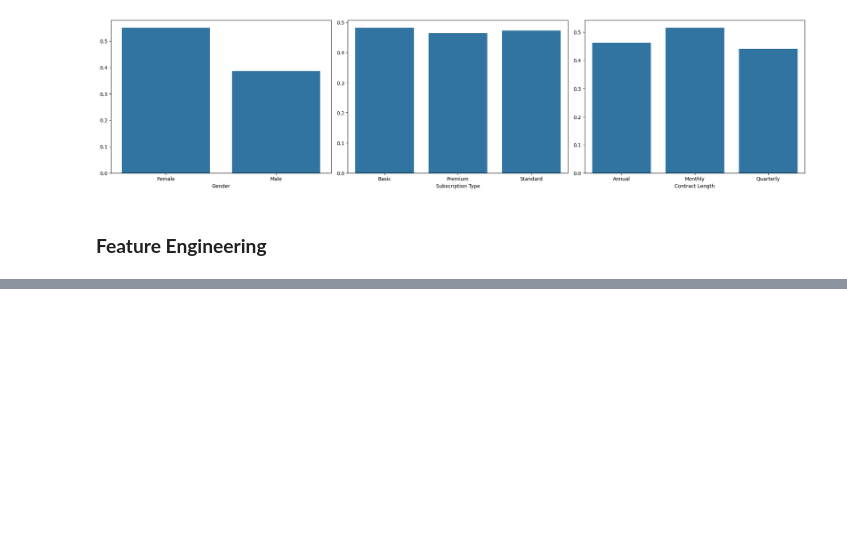
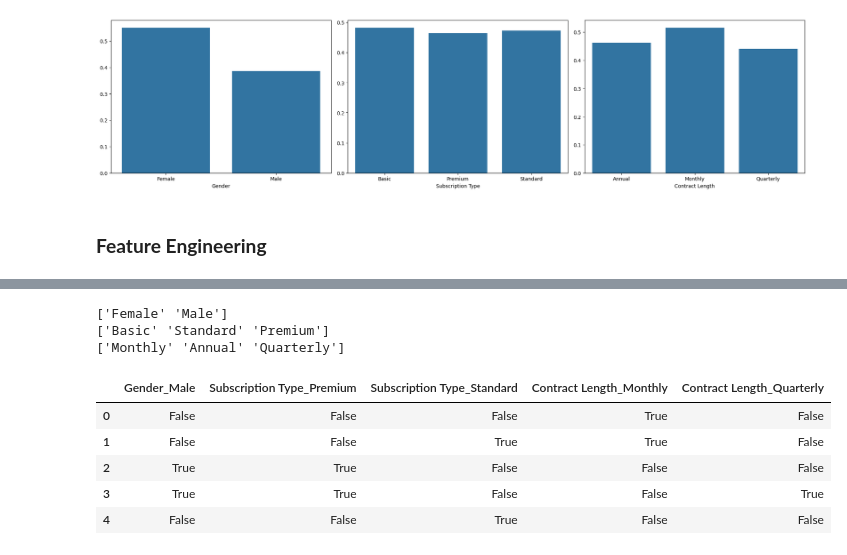
Before and after one commit to julsCadenas/DS-ML-Projects, a Jupyter notebook: CustomerChurnPrediction/notebooks/customer_churn_pred.ipynb, the cells around one changed output, grey strips where cells are left out. Cells and saved outputs as stored; diff of their text form; code cells hidden in the pictures; blank space fills up the shorter version.

```diff
--- a/CustomerChurnPrediction/notebooks/customer_churn_pred.ipynb
+++ b/CustomerChurnPrediction/notebooks/customer_churn_pred.ipynb
@@ -259,0 +295,7 @@ categorical_churn(train_df, categorical_features)
+# %%
+for i in categorical_features:
+    print(train_df[i].unique())
+# %% [output]
+['Female' 'Male']
+['Basic' 'Standard' 'Premium']
+['Monthly' 'Annual' 'Quarterly']
@@ -259,0 +307,11 @@ categorical_churn(train_df, categorical_features)
+# %%
+new_categoricals = train_df.select_dtypes(include=['boolean']).columns.tolist()
+
+train_df[new_categoricals].head()
+# %% [output]
+|  | Gender_Male | Subscription Type_Premium | Subscription Type_Standard | Contract Length_Monthly | Contract Length_Quarterly |
+| 0 | False | False | False | True | False |
+| 1 | False | False | True | True | False |
+| 2 | True | True | False | False | False |
+| 3 | True | True | False | False | True |
+| 4 | False | False | True | False | False |
```
Also changed, not shown: parts of 18 cells of this notebook.
